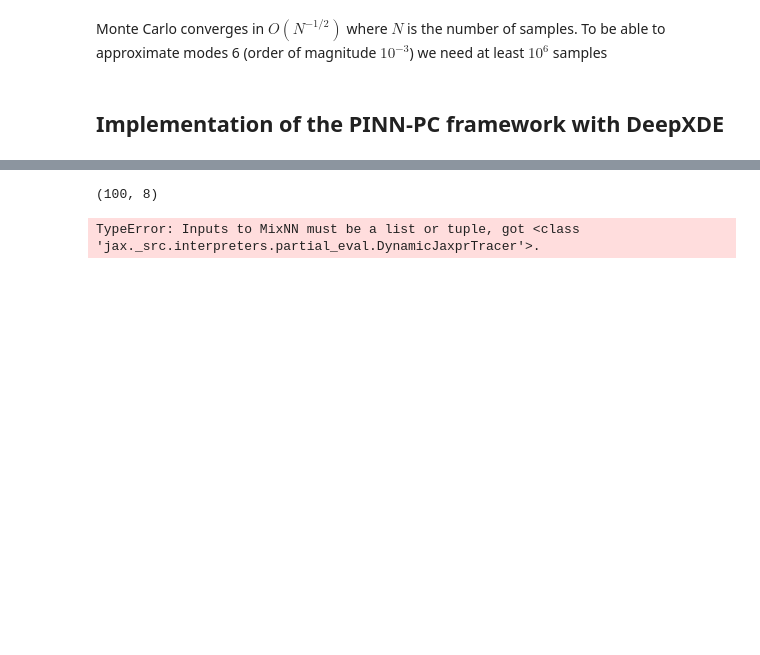
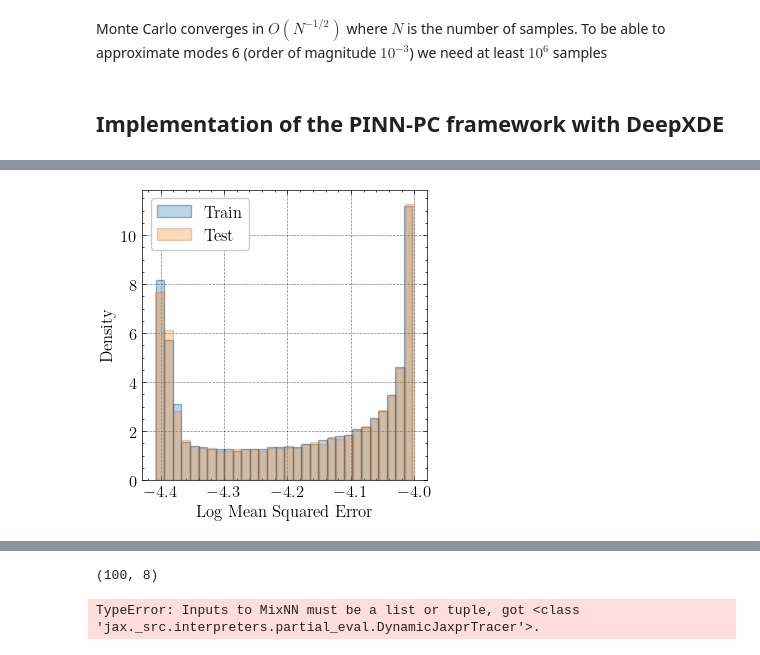
Before and after one commit to bonneted/PINN-PC, a Jupyter notebook: neural_chaos/poisson_neural_chaos.ipynb, the cells around one changed output, grey strips where cells are left out. Saved outputs shown, nothing was run; the diff lists cells and outputs as text; code cells hidden in the pictures; blank space fills up the shorter version.

```diff
--- a/neural_chaos/poisson_neural_chaos.ipynb
+++ b/neural_chaos/poisson_neural_chaos.ipynb
@@ -602,3 +523,63 @@ Text(0.5, 1.0, 'Standard deviation of u')
+# %%
+#compare with the reference solution
+x_test = np.linspace(-1, 1, 1000)#.reshape(-1, 1)
+dx = x[1] - x[0]
+dx = x_test[1] - x_test[0]
+eigenvalues, eigenvectors = KL_expansion(x_test, kernel, truncation_order)
+
+#on xi_train
+u_pred = u_xi(x_test.reshape(-1,1), y_pred, xi_train[:10000,:])
+f_samples_train = [f_from_xi(xi, x_test, eigenvalues, eigenvectors, f0) for xi in tqdm(np.array(xi_train[:10000,:]))]
+u_ref = np.array([solve_poisson(f_sample, dx) for f_sample in tqdm(f_samples_train)]).T
+
+# on xi_test
+xi_test = np.random.randn(10000, truncation_order)
+u_pred_test = u_xi(x_test.reshape(-1,1), y_pred, xi_test)
+f_samples_test = [f_from_xi(xi, x_test, eigenvalues, eigenvectors, f0) for xi in tqdm(xi_test)]
+u_ref_test = np.array([solve_poisson(f_sample, dx) for f_sample in tqdm(f_samples_test)]).T
+# %%
+plotting_factor = 1.5
+font_factor = 1.5
+title_font_size = 10
+axes_font_size = 8
+plt.rcParams.update({
+    "font.size": title_font_size*font_factor,         # Default font size for all text
+    "figure.titlesize": title_font_size*font_factor,
+    "axes.labelsize": axes_font_size*font_factor,
+    "xtick.labelsize": axes_font_size*font_factor,
+    "ytick.labelsize": axes_font_size*font_factor,
+    "legend.fontsize": axes_font_size*font_factor,
+})
+
+
+# Compute MSE for train and test
+mse_train = np.mean((u_pred - u_ref) ** 2, axis=1)  # axis=0 if columns are different samples
+mse_test = np.mean((u_pred_test - u_ref_test) ** 2, axis=1)
+
+# Take the log of MSEs for better visualization
+log_mse_train = np.log10(mse_train + 1e-12)  # Add small value to avoid log(0)
+log_mse_test = np.log10(mse_test + 1e-12)
+
+# Plot density plot
+fig = plt.figure(figsize=(2.5*plotting_factor, plotting_factor*2.5))  # To match your square aspect ratio
+
+bins = 30  # Adjust for resolution of the hist
+alpha = 0.3
+
+plt.hist(log_mse_train, bins=bins, density=True, alpha=alpha,
+         color='#1f77b4', edgecolor='black', label='Train')
+plt.hist(log_mse_test, bins=bins, density=True, alpha=alpha,
+         color='#ff7f0e', edgecolor='gray', label='Test')
+
+plt.xlabel("Log Mean Squared Error")
+plt.ylabel("Density")
+plt.legend()
+# plt.grid(False)
+plt.tight_layout()
+plt.show()
+fig.savefig('figures/PINN-NC_MSE_density.png', format='png', bbox_inches='tight', dpi=300)
+# %% [output]
+[figure, added]
 # %%
 def plot_modes(x_input, model, modes_to_plot, reference_modes=None):
 
```
Also changed, not shown: parts of 11 cells of this notebook, 3 other files.
